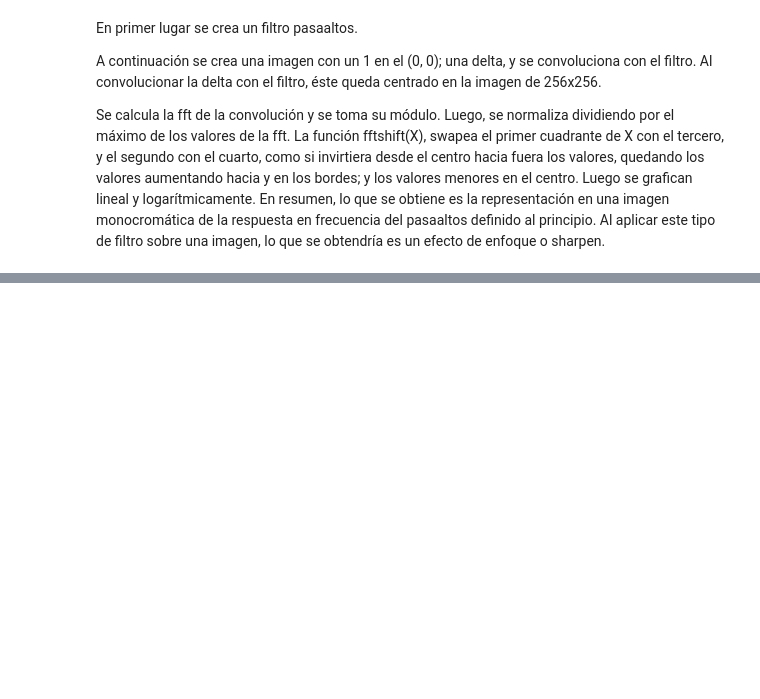
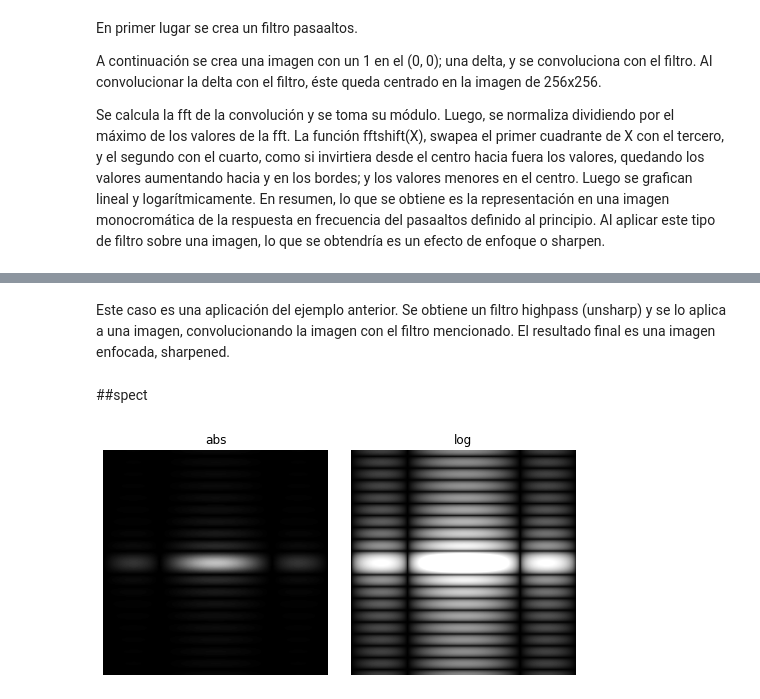
Before and after one commit to LuFernandez/imagaynes, a Jupyter notebook: analisis_scripts/rep_imagenes.ipynb, the cells around one changed output, grey strips where cells are left out. Drawn from its saved outputs; the diff is of its cells as text; code cells hidden in the pictures; blank space fills up the shorter version.

```diff
--- a/analisis_scripts/rep_imagenes.ipynb
+++ b/analisis_scripts/rep_imagenes.ipynb
@@ -65,0 +79,28 @@ Se calcula la fft de la convolución y se toma su módulo. Luego, se normaliza d
+# %% [markdown]
+Este caso es una aplicación del ejemplo anterior. Se obtiene un filtro highpass (unsharp) y se lo aplica a una imagen, convolucionando la imagen con el filtro mencionado. El resultado final es una imagen enfocada, sharpened.
+# %% [markdown]
+##spect
+# %%
+
+def MakeSubplot(img,fig,row,column,index,title, vmax=255):
+  fig.add_subplot(row,column,index)
+  plt.title(title)
+  plt.axis('off')
+  plt.imshow(img,cmap='gray', vmin=0, vmax=vmax)
+
+fig_1 = plt.figure(figsize =(10,10))
+plt.subplots_adjust(top = 1, bottom = 0, right = 1, left = 0, hspace = 0.5, wspace = 0.1)
+
+
+f = np.zeros((300,300)) #se cambiaron las dimensiones solo para que se vean mas nitidas las FFTs
+f[5:24,13:17] = 1.0
+
+
+F = np.fft.fft2(f);
+F = np.fft.fftshift(F); # Center FFT
+mag = np.abs(F).astype(np.int8)
+log = np.log(1+np.abs(F))
+MakeSubplot(mag,fig_1,2,3,1, 'abs', vmax=100)
+MakeSubplot(log,fig_1,2,3,2, 'log', vmax=3)
+# %% [output]
+[figure, added]
```
Also changed, not shown: parts of 4 cells of this notebook.
